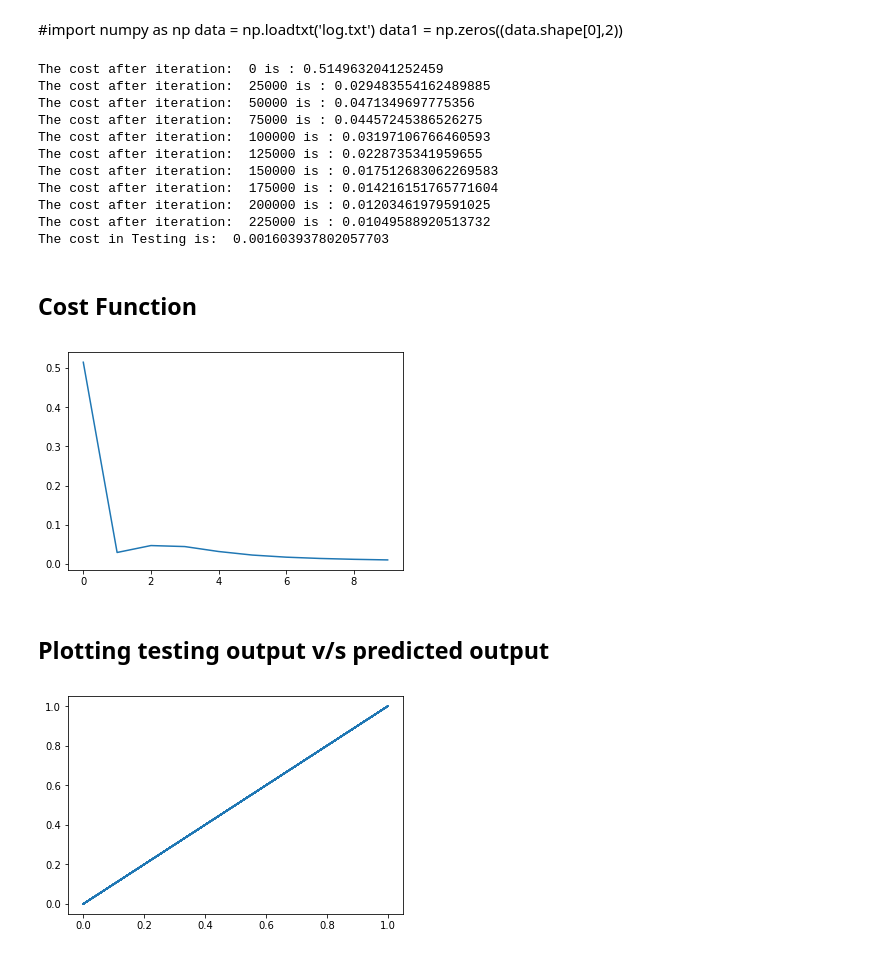
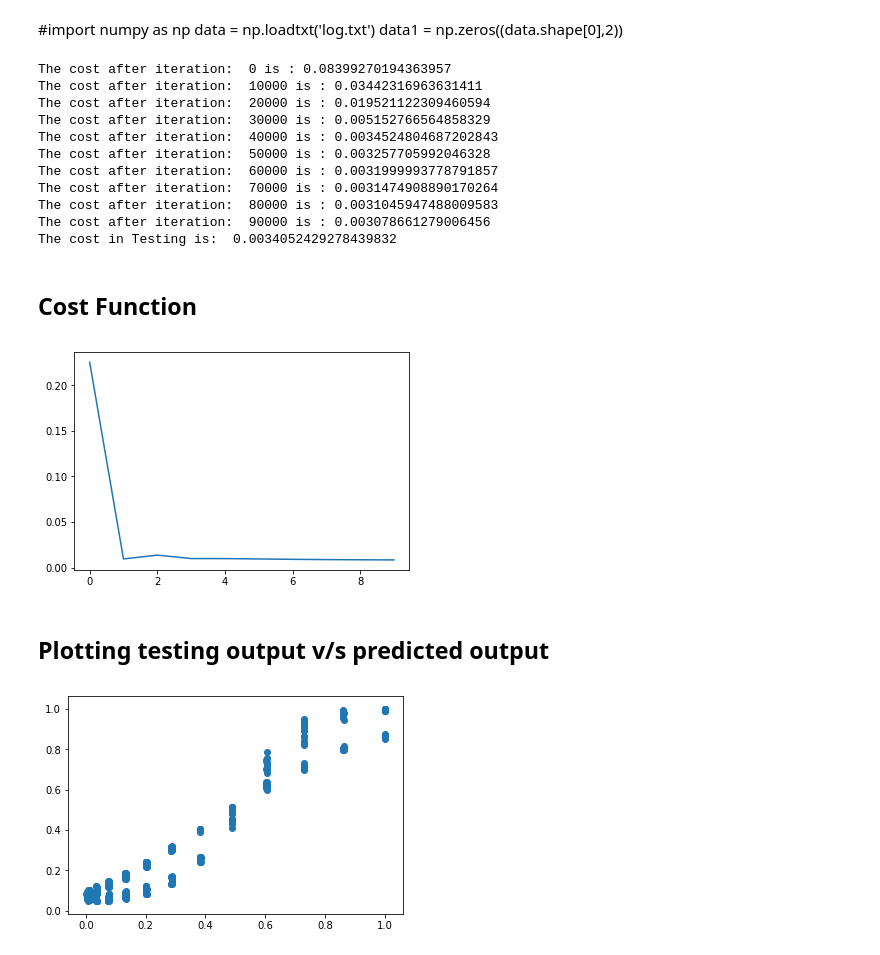
Before and after one commit to sushanthk15/My-NeuralNet-Library, a Jupyter notebook: AI_through_Neural_Network.ipynb, the cells around one changed output. Cells and saved outputs as stored; diff of their text form; code cells hidden in the pictures.

```diff
--- a/AI_through_Neural_Network.ipynb
+++ b/AI_through_Neural_Network.ipynb
@@ -74,11 +74,15 @@ class my_neural_network:
         self.output_data = self.dataset[:,-1]
 
         #Normalization
-        #max_inputs = np.amax(self.input_data, axis=0)
-        #self.input_data = np.divide(self.input_data, max_inputs)
+        max_inputs = np.amax(self.input_data, axis=0)
+        min_inputs = np.amin(self.input_data, axis=0)
+        diff_inputs = max_inputs - min_inputs
+        self.input_data = np.divide((self.input_data - min_inputs),diff_inputs)
 
-        #max_outputs = np.amax(self.output_data, axis=0)
-        #self.output_data = np.divide(self.output_data, max_outputs)
+        max_outputs = np.amax(self.output_data, axis=0)
+        min_outputs = np.amin(self.output_data, axis=0)
+        diff_outputs = max_outputs - min_outputs
+        self.output_data = np.divide((self.output_data - min_outputs), diff_outputs)
 
         #Layer planning
         self.layer_dimensions = [self.input_data.shape[1]]+self.hidden_layer_plan+[1] #1 corresponds to columns in O/P
@@ -253,6 +257,8 @@ class my_neural_network:
             self.network_parameters['Weights'+str(p)] -= learning_rate*self.steep_parameters['dWeights'+str(p)]
             self.network_parameters['bias'+str(p)] -= learning_rate*self.steep_parameters['dbias'+str(p)]
 
+
+
     def NN_model(self, epochs, learning_rate, beta1 , batching=False, batch_size = None,  error_method = 'MSE', optimizer='GD'):
 
         ''' Deep neural network model'''
@@ -279,7 +285,7 @@ class my_neural_network:
 
                 if iteration%(epochs/10) == 0:
                     self.cost.append(np.squeeze(np.mean(self.loss)))
-                    print('The cost after iteration: ', iteration, 'is :', np.squeeze(np.mean(self.loss)))
+                    print('The cost after iteration: ', iteration, 'is :', self.cost_value)#np.squeeze(np.mean(self.loss)))
                 #Back Prop
                 self.back_propagation(mini_batch_X,mini_batch_Y)
 
@@ -314,36 +320,35 @@ data = np.loadtxt('log.txt')
 data1 = np.zeros((data.shape[0],2))
 # %%
 #def NN_model(self, epochs, learning_rate, beta1 , batching=False, batch_size = None,  error_method = 'MSE', optimizer='GD')
-hidden_layer_dims = [5,5]
+hidden_layer_dims = [10,10,10]
 model = my_neural_network(hidden_layer_dims)
-file_name = 'XOR_data.txt'
+file_name = 'log.txt'
 model.load_dataset(file_name)
 model.test_train_split()
-model.NN_model(250000, 0.0007,0.9, batching = True, batch_size= 64,optimizer = 'Steepest GD')
+model.NN_model(100000, 0.01,0.8, batching = True, batch_size= 64,optimizer = 'Steepest GD')
 # %% [output]
-The cost after iteration:  0 is : 0.5149632041252459
-The cost after iteration:  25000 is : 0.029483554162489885
-The cost after iteration:  50000 is : 0.0471349697775356
-The cost after iteration:  75000 is : 0.04457245386526275
-The cost after iteration:  100000 is : 0.03197106766460593
-The cost after iteration:  125000 is : 0.0228735341959655
-The cost after iteration:  150000 is : 0.017512683062269583
-The cost after iteration:  175000 is : 0.014216151765771604
-The cost after iteration:  200000 is : 0.01203461979591025
-The cost after iteration:  225000 is : 0.01049588920513732
-The cost in Testing is:  0.001603937802057703
+The cost after iteration:  0 is : 0.08399270194363957
+The cost after iteration:  10000 is : 0.03442316963631411
+The cost after iteration:  20000 is : 0.019521122309460594
+The cost after iteration:  30000 is : 0.005152766564858329
+The cost after iteration:  40000 is : 0.0034524804687202843
+The cost after iteration:  50000 is : 0.003257705992046328
+The cost after iteration:  60000 is : 0.0031999993778791857
+The cost after iteration:  70000 is : 0.0031474908890170264
+The cost after iteration:  80000 is : 0.0031045947488009583
+The cost after iteration:  90000 is : 0.003078661279006456
+The cost in Testing is:  0.0034052429278439832
 # %% [markdown]
 ## Cost Function
 # %%
 plt.plot(np.array(model.cost))
 plt.show()
 # %% [output]
-[figure, old version]
+[figure, new version]
 # %% [markdown]
 ## Plotting testing output v/s predicted output
 # %%
-
-plt.plot(model.testing_data[1],np.round(model.activations[-1].reshape(model.testing_data[1].shape)))
+plt.scatter(model.testing_data[1],model.activations[-1].reshape(model.testing_data[1].shape))
 plt.show()
 # %% [output]
-[figure, old version]
+[figure, new version]
```
Also changed, not shown: parts of 2 cells of this notebook.
